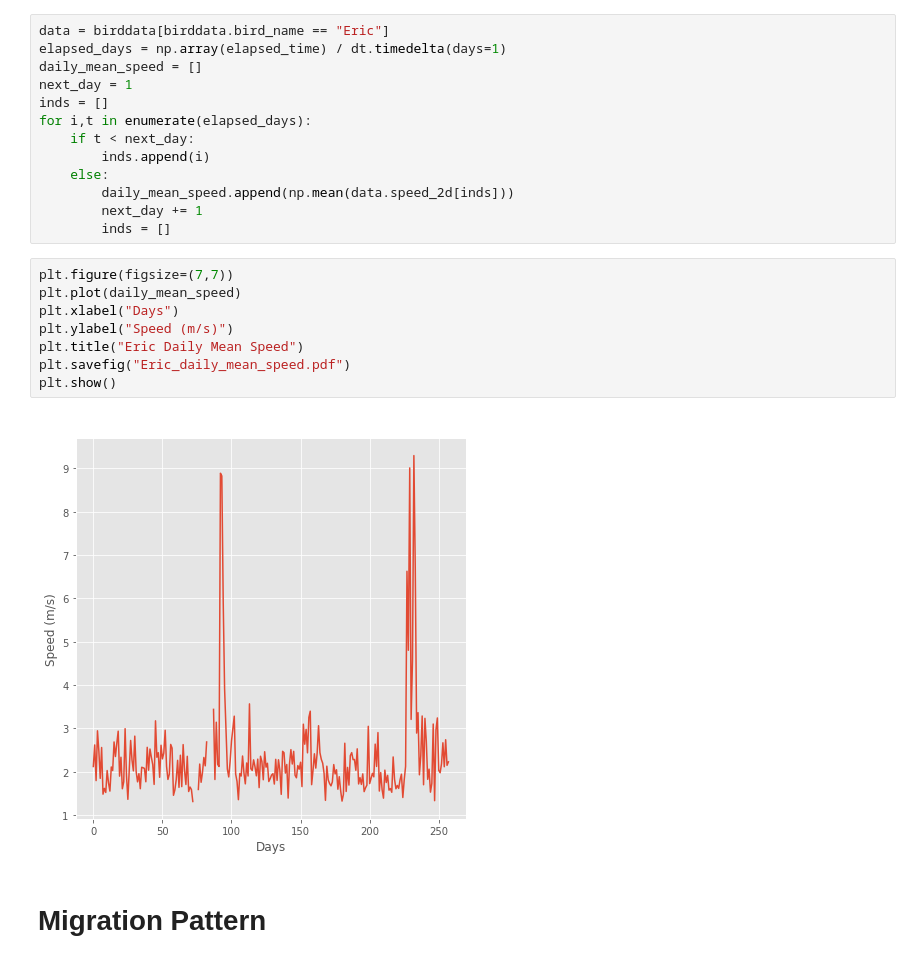
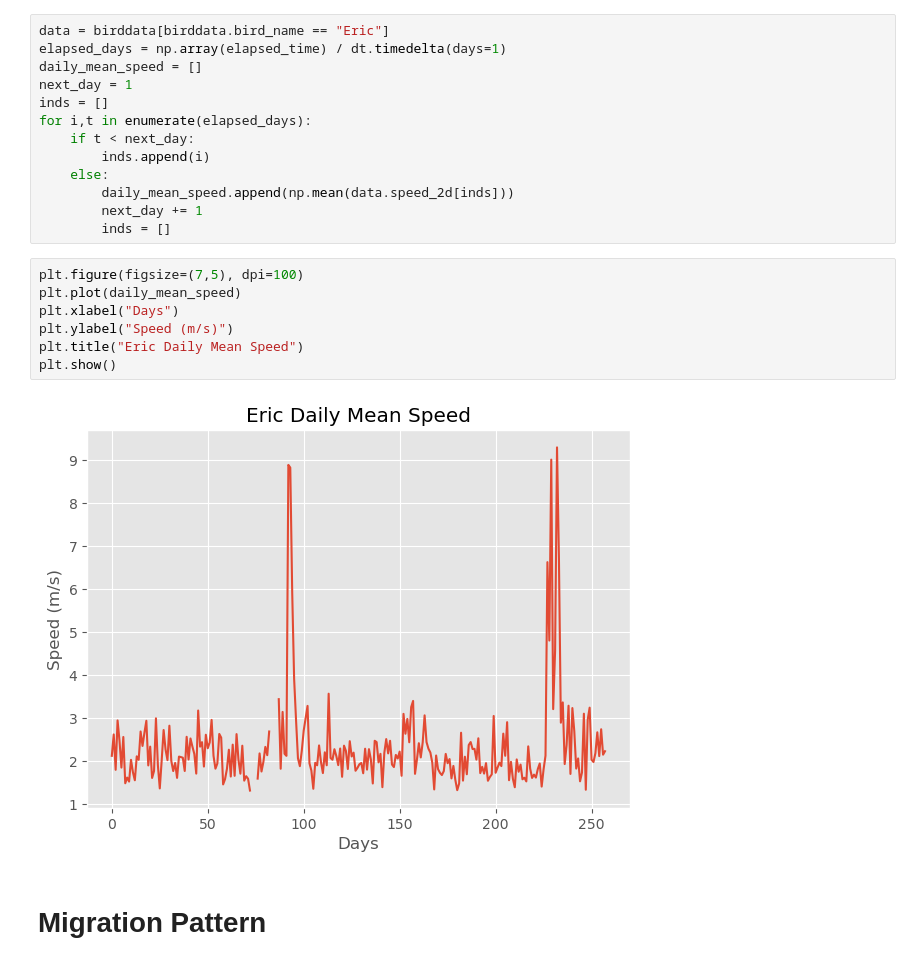
Before and after one commit to ashudva/KED, a Jupyter notebook: _notebooks/2020-12-27-Bird-Migration.ipynb, the cells around one changed output. Drawn from its saved outputs; the diff is of its cells as text.

```diff
--- a/_notebooks/2020-12-27-Bird-Migration.ipynb
+++ b/_notebooks/2020-12-27-Bird-Migration.ipynb
@@ -268,15 +266,14 @@ for i,t in enumerate(elapsed_days):
         next_day += 1
         inds = []
 # %%
-plt.figure(figsize=(7,7))
+plt.figure(figsize=(7,5), dpi=100)
 plt.plot(daily_mean_speed)
 plt.xlabel("Days")
 plt.ylabel("Speed (m/s)")
 plt.title("Eric Daily Mean Speed")
-plt.savefig("Eric_daily_mean_speed.pdf")
 plt.show()
 # %% [output]
-[figure, old version]
+[figure, new version]
 # %% [markdown]
 # Migration Pattern
 # %% [markdown]
```
Also changed, not shown: parts of 8 cells of this notebook, 1 other file.
